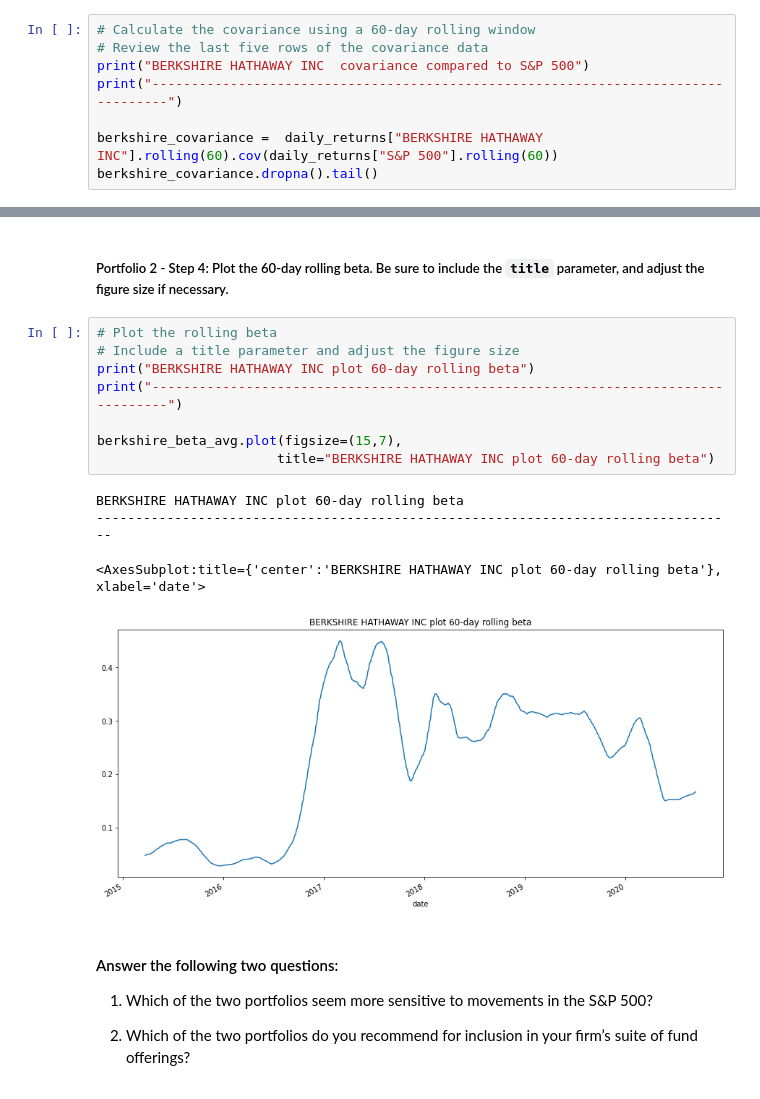
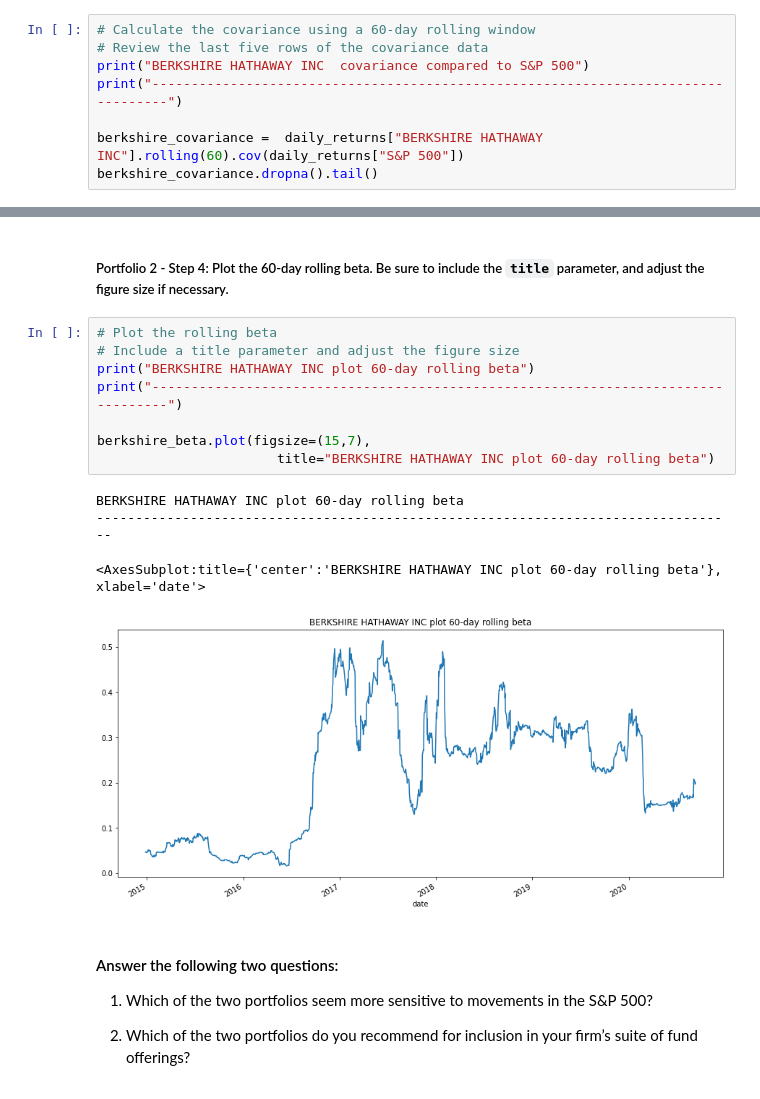
Before and after one commit to NehaJantre/4-Portfolio-Risk-return-analysis-Application, a Jupyter notebook: risk_return_analysis.ipynb, the cells around one changed output, grey strips where cells are left out. Drawn from its saved outputs; the diff is of its cells as text.

```diff
--- a/risk_return_analysis.ipynb
+++ b/risk_return_analysis.ipynb
@@ -501,7 +501,7 @@ Soros Fund Management LLC. Plot the rolling beta
 print("BERKSHIRE HATHAWAY INC  covariance compared to S&P 500")
 print("----------------------------------------------------------------------------------")
 
-berkshire_covariance =  daily_returns["BERKSHIRE HATHAWAY INC"].rolling(60).cov(daily_returns["S&P 500"].rolling(60))
+berkshire_covariance =  daily_returns["BERKSHIRE HATHAWAY INC"].rolling(60).cov(daily_returns["S&P 500"])
 berkshire_covariance.dropna().tail()
 # %% [output]
 BERKSHIRE HATHAWAY INC  covariance compared to S&P 500
@@ -556,16 +550,16 @@ dtype: float64
 # %%
 # Plot the rolling beta
 # Include a title parameter and adjust the figure size
 print("BERKSHIRE HATHAWAY INC plot 60-day rolling beta")
 print("----------------------------------------------------------------------------------")
 
-berkshire_beta_avg.plot(figsize=(15,7),
+berkshire_beta.plot(figsize=(15,7),
                        title="BERKSHIRE HATHAWAY INC plot 60-day rolling beta")
 # %% [output]
 BERKSHIRE HATHAWAY INC plot 60-day rolling beta
 ----------------------------------------------------------------------------------
 <AxesSubplot:title={'center':'BERKSHIRE HATHAWAY INC plot 60-day rolling beta'}, xlabel='date'>
-[figure, old version]
+[figure, new version]
 # %% [markdown]
 #### Answer the following two questions:
 
```
Also changed, not shown: parts of 1 cell of this notebook.
